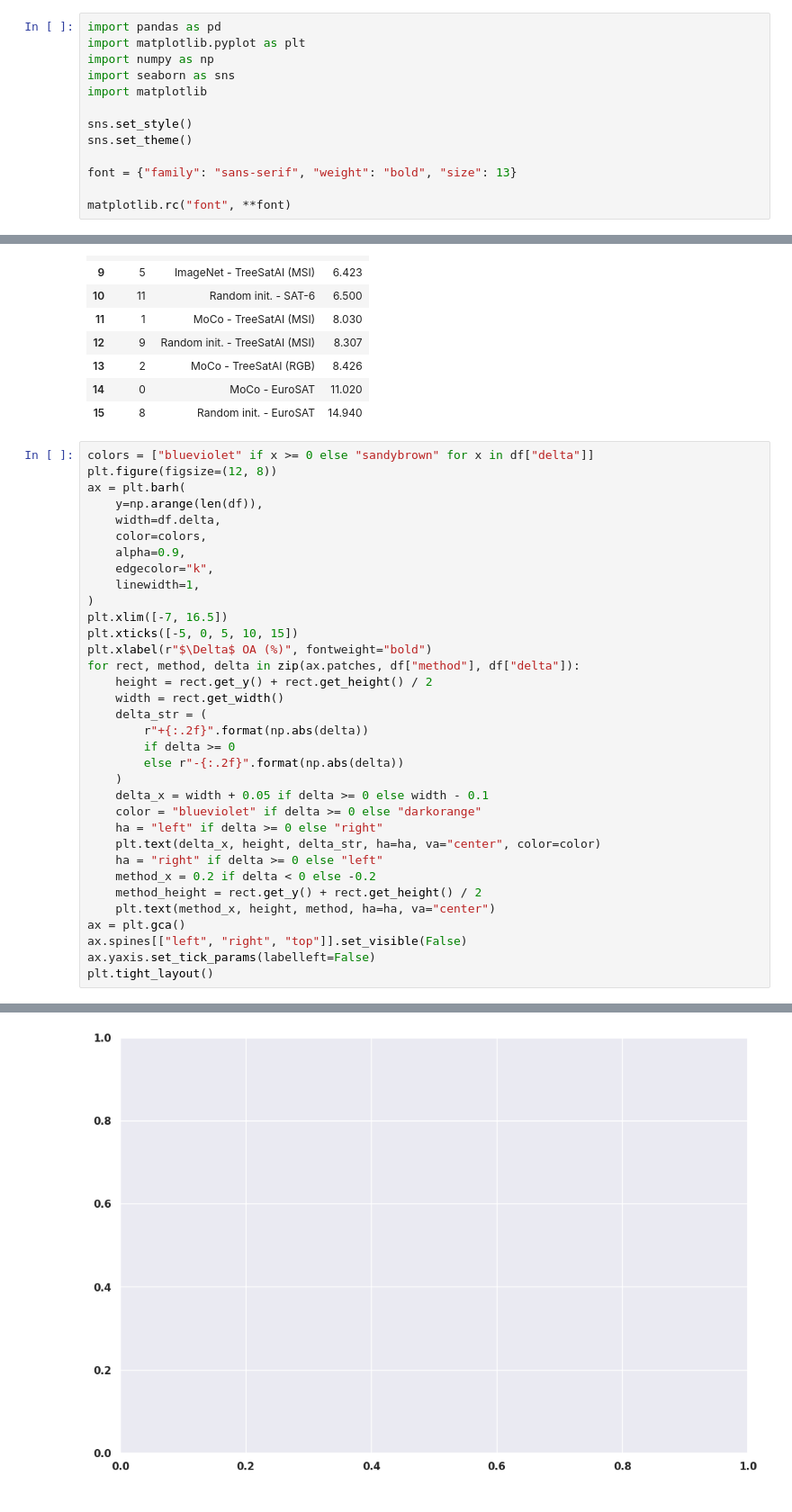
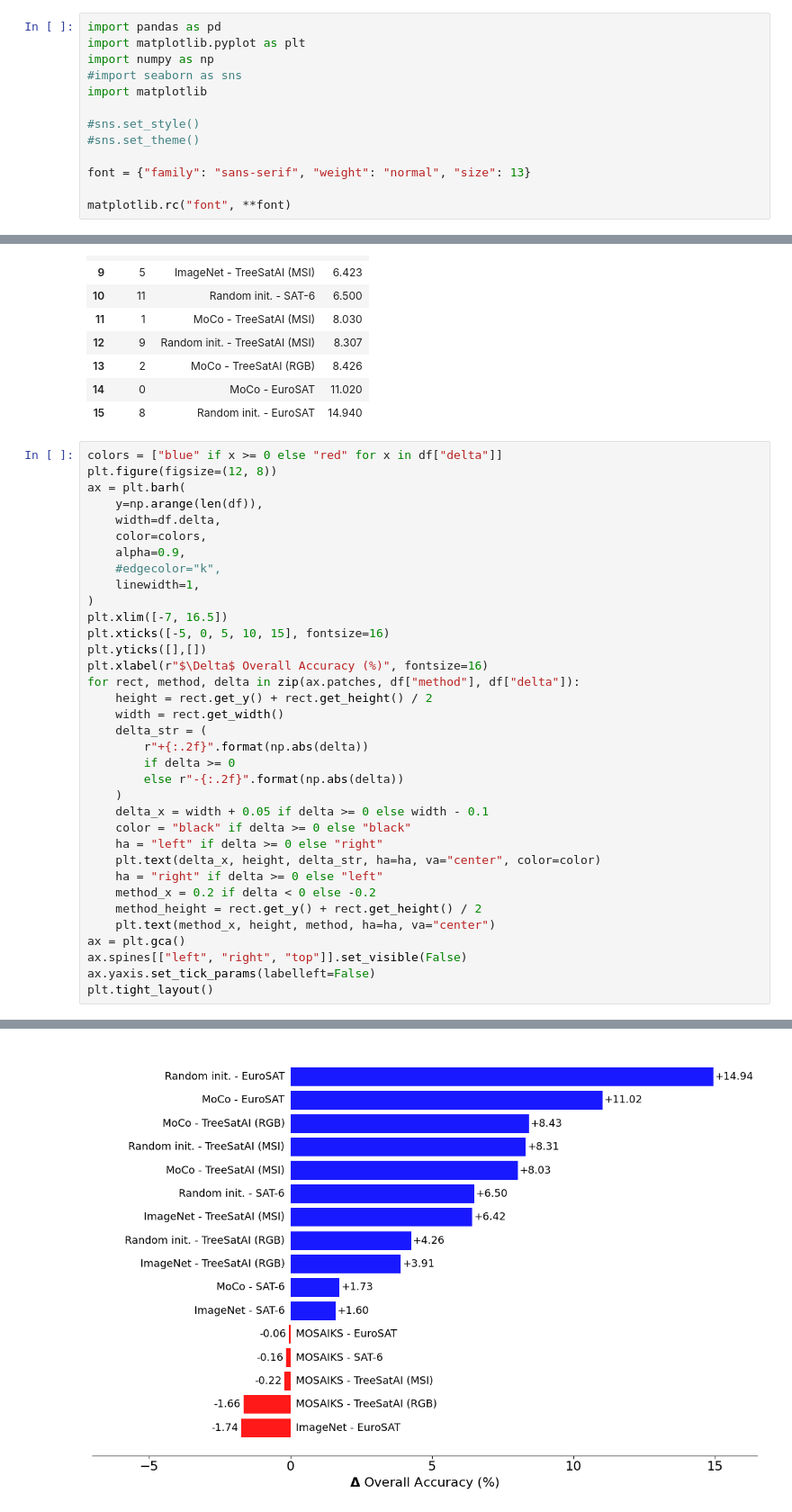
Before and after one commit to isaaccorley/resize-is-all-you-need, a Jupyter notebook: figures/delta_plot.ipynb, the cells around one changed output, grey strips where cells are left out. Shown at 90% size. Drawn from its saved outputs; the diff is of its cells as text.

Commit message:
Update delta plot

```diff
--- a/figures/delta_plot.ipynb
+++ b/figures/delta_plot.ipynb
@@ -2,13 +2,13 @@
 import pandas as pd
 import matplotlib.pyplot as plt
 import numpy as np
-import seaborn as sns
+#import seaborn as sns
 import matplotlib
 
-sns.set_style()
-sns.set_theme()
+#sns.set_style()
+#sns.set_theme()
 
-font = {"family": "sans-serif", "weight": "bold", "size": 13}
+font = {"family": "sans-serif", "weight": "normal", "size": 13}
 
 matplotlib.rc("font", **font)
 # %%
@@ -55,19 +55,20 @@ df
 | 14 | 0 | MoCo - EuroSAT | 11.020 |
 | 15 | 8 | Random init. - EuroSAT | 14.940 |
 # %%
-colors = ["blueviolet" if x >= 0 else "sandybrown" for x in df["delta"]]
+colors = ["blue" if x >= 0 else "red" for x in df["delta"]]
 plt.figure(figsize=(12, 8))
 ax = plt.barh(
     y=np.arange(len(df)),
     width=df.delta,
     color=colors,
     alpha=0.9,
-    edgecolor="k",
+    #edgecolor="k",
     linewidth=1,
 )
 plt.xlim([-7, 16.5])
-plt.xticks([-5, 0, 5, 10, 15])
-plt.xlabel(r"$\Delta$ OA (%)", fontweight="bold")
+plt.xticks([-5, 0, 5, 10, 15], fontsize=16)
+plt.yticks([],[])
+plt.xlabel(r"$\Delta$ Overall Accuracy (%)", fontsize=16)
 for rect, method, delta in zip(ax.patches, df["method"], df["delta"]):
     height = rect.get_y() + rect.get_height() / 2
     width = rect.get_width()
@@ -77,7 +78,7 @@ for rect, method, delta in zip(ax.patches, df["method"], df["delta"]):
         else r"-{:.2f}".format(np.abs(delta))
     )
     delta_x = width + 0.05 if delta >= 0 else width - 0.1
-    color = "blueviolet" if delta >= 0 else "darkorange"
+    color = "black" if delta >= 0 else "black"
     ha = "left" if delta >= 0 else "right"
     plt.text(delta_x, height, delta_str, ha=ha, va="center", color=color)
     ha = "right" if delta >= 0 else "left"
@@ -93 +93 @@ AttributeError: Rectangle.set() got an unexpected keyword argument 'length'
-[figure, old version]
+[figure, new version]
```
Also changed, not shown: parts of 1 cell of this notebook, 1 other file.
